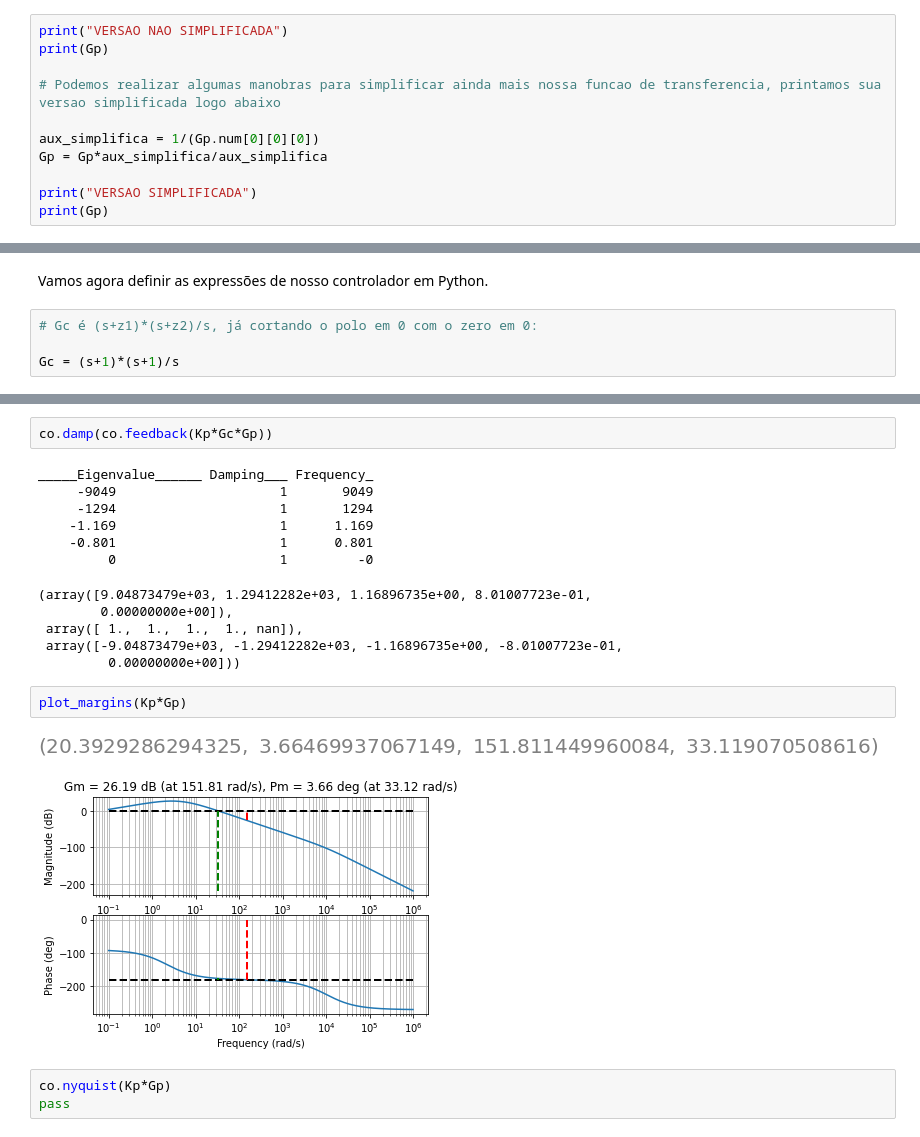
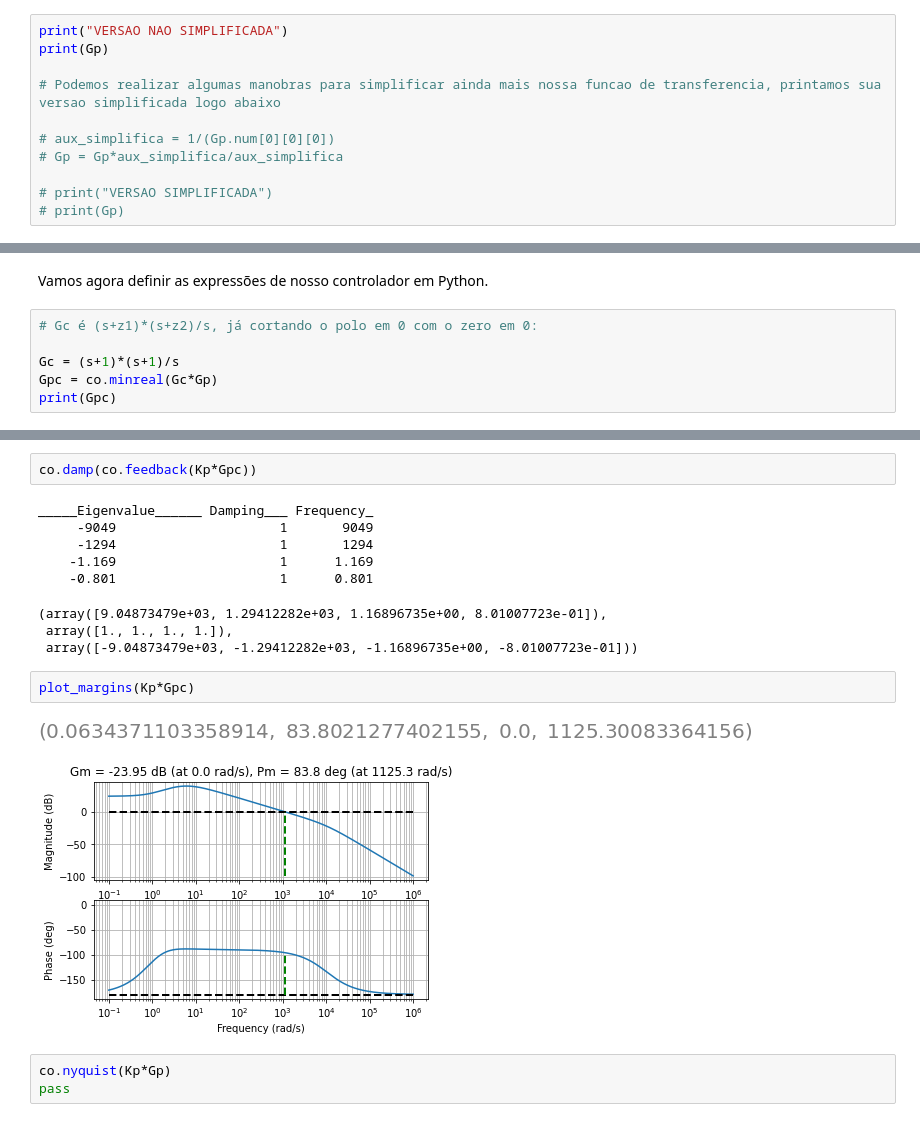
Before and after one commit to Maionepy/Controle_Projeto_Final, a Jupyter notebook: Trabalho_Final.ipynb, the cells around one changed output, grey strips where cells are left out. Drawn from its saved outputs; the diff is of its cells as text.

```diff
--- a/Trabalho_Final.ipynb
+++ b/Trabalho_Final.ipynb
@@ -250,11 +262,11 @@ print(Gp)
 
 # Podemos realizar algumas manobras para simplificar ainda mais nossa funcao de transferencia, printamos sua versao simplificada logo abaixo
 
-aux_simplifica = 1/(Gp.num[0][0][0])
-Gp = Gp*aux_simplifica/aux_simplifica
+# aux_simplifica = 1/(Gp.num[0][0][0])
+# Gp = Gp*aux_simplifica/aux_simplifica
 
-print("VERSAO SIMPLIFICADA")
-print(Gp)
+# print("VERSAO SIMPLIFICADA")
+# print(Gp)
 # %% [output]
 VERSAO NAO SIMPLIFICADA
 
@@ -273,3 +286,5 @@ Vamos agora definir as expressões de nosso controlador em Python.
 # Gc é (s+z1)*(s+z2)/s, já cortando o polo em 0 com o zero em 0:
 
 Gc = (s+1)*(s+1)/s
+Gpc = co.minreal(Gc*Gp)
+print(Gpc)
@@ -296,22 +310,19 @@ plt.plot(t,y)
 # %%
-co.damp(co.feedback(Kp*Gc*Gp))
+co.damp(co.feedback(Kp*Gpc))
 # %% [output]
 _____Eigenvalue______ Damping___ Frequency_
      -9049                     1       9049
      -1294                     1       1294
     -1.169                     1      1.169
     -0.801                     1      0.801
-         0                     1         -0
-(array([9.04873479e+03, 1.29412282e+03, 1.16896735e+00, 8.01007723e-01,
-        0.00000000e+00]),
- array([ 1.,  1.,  1.,  1., nan]),
- array([-9.04873479e+03, -1.29412282e+03, -1.16896735e+00, -8.01007723e-01,
-         0.00000000e+00]))
+(array([9.04873479e+03, 1.29412282e+03, 1.16896735e+00, 8.01007723e-01]),
+ array([1., 1., 1., 1.]),
+ array([-9.04873479e+03, -1.29412282e+03, -1.16896735e+00, -8.01007723e-01]))
 # %%
-plot_margins(Kp*Gp)
+plot_margins(Kp*Gpc)
 # %% [output]
-[figure, old version]
+[figure, new version]
-[figure, old version]
+[figure, new version]
 # %%
 co.nyquist(Kp*Gp)
 pass
```
Also changed, not shown: parts of 24 cells of this notebook, 7 other files.
